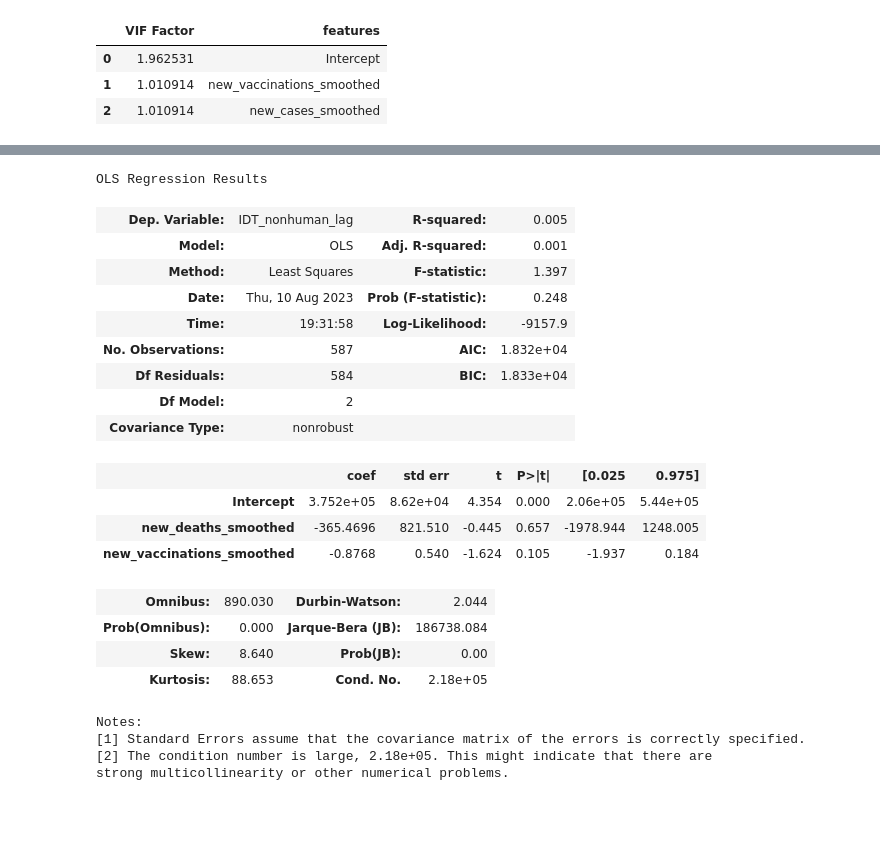
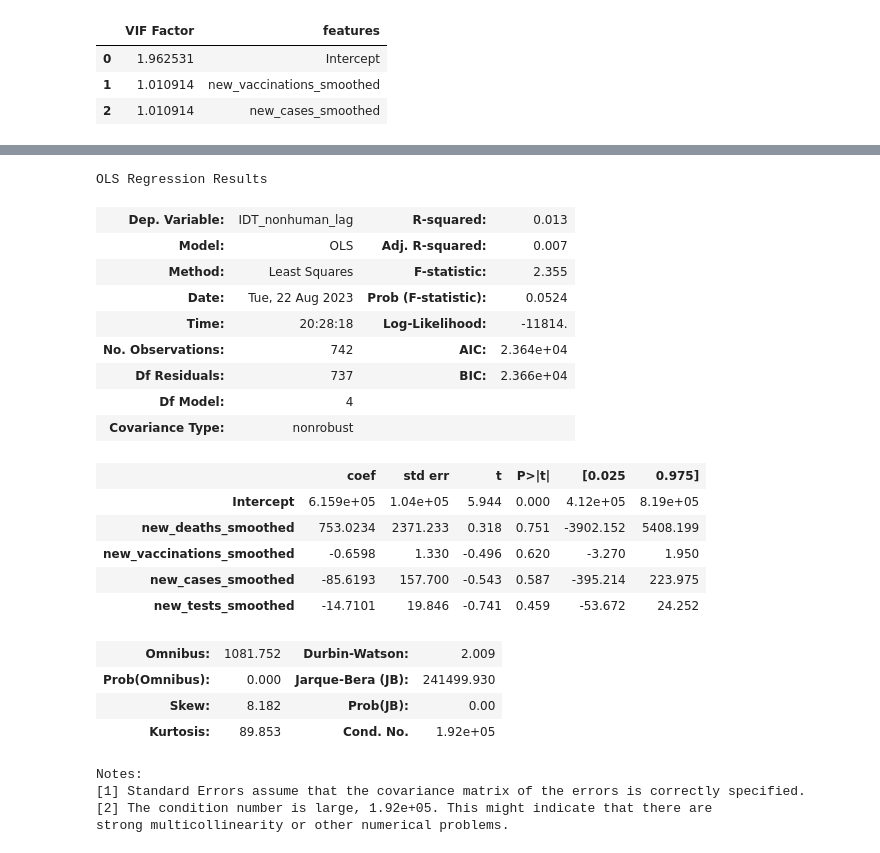
Before and after one commit to YSetAung/thesis, a Jupyter notebook: Thesis.ipynb, the cells around one changed output, grey strips where cells are left out. Cells and saved outputs as stored; diff of their text form; code cells hidden in the pictures; blank space fills up the shorter version.

```diff
--- a/Thesis.ipynb
+++ b/Thesis.ipynb
@@ -641,4 +666,4 @@ p-value = 0.9843854777337959
 # %%
-lag_periods = 255  # Number of periods to shift
+lag_periods = 100  # Number of periods to shift
 by_date['IDT_lag'] = by_date['IDT_total'].shift(lag_periods)
 # %%
@@ -807 +873,12 @@ Notes:
 strong multicollinearity or other numerical problems.
+# %%
+# Log-transform the independent variables
+by_date['log_new_deaths'] = np.log(by_date['new_deaths_smoothed'] + 1)  # Adding 1 to handle zero values
+by_date['log_new_cases'] = np.log(by_date['new_cases_smoothed'] + 1)
+by_date['log_new_vaccinations'] = np.log(by_date['new_vaccinations_smoothed'] + 1)
+by_date['log_new_tests'] = np.log(by_date['new_tests_smoothed'] + 1)
+by_date['log_IDT_lag'] = np.log(by_date['IDT_lag'] + 1)
+
+# Perform the regression analysis with the log-transformed variables
+lm_log_transform = smf.ols('log_IDT_lag ~ log_new_deaths + log_new_cases + log_new_vaccinations + log_new_tests', data=by_date).fit()
+lm_log_transform.summary()
@@ -1015,10 +1115,10 @@ IDT_2 = ['Health Workers Killed',
 
 by_date['IDT_human'] = by_date[IDT_2].sum(axis=1)
 # %%
-lag_periods = 255  # Number of periods to shift
+lag_periods = 100  # Number of periods to shift
 by_date['IDT_nonhuman_lag'] = by_date['IDT_nonhuman'].shift(lag_periods)
 # %%
-lag_periods = 255  # Number of periods to shift
+lag_periods = 100  # Number of periods to shift
 by_date['IDT_human_lag'] = by_date['IDT_human'].shift(lag_periods)
 # %%
 lm_human = smf.ols('IDT_human_lag ~ new_deaths_smoothed', data = by_date).fit()
@@ -1105,28 +1207,30 @@ OLS Regression Results
 Notes:
 [1] Standard Errors assume that the covariance matrix of the errors is correctly specified.
 # %%
-lm_human2 = smf.ols('IDT_nonhuman_lag ~ new_deaths_smoothed + new_vaccinations_smoothed', data = by_date).fit()
+lm_human2 = smf.ols('IDT_nonhuman_lag ~ new_deaths_smoothed + new_vaccinations_smoothed + new_cases_smoothed + new_tests_smoothed', data = by_date).fit()
 lm_human2.summary()
 # %% [output]
 OLS Regression Results
-| Dep. Variable: | IDT_nonhuman_lag | R-squared: | 0.005 |
-| Model: | OLS | Adj. R-squared: | 0.001 |
-| Method: | Least Squares | F-statistic: | 1.397 |
-| Date: | Thu, 10 Aug 2023 | Prob (F-statistic): | 0.248 |
-| Time: | 19:31:58 | Log-Likelihood: | -9157.9 |
-| No. Observations: | 587 | AIC: | 1.832e+04 |
-| Df Residuals: | 584 | BIC: | 1.833e+04 |
-| Df Model: | 2 |  |  |
+| Dep. Variable: | IDT_nonhuman_lag | R-squared: | 0.013 |
+| Model: | OLS | Adj. R-squared: | 0.007 |
+| Method: | Least Squares | F-statistic: | 2.355 |
+| Date: | Tue, 22 Aug 2023 | Prob (F-statistic): | 0.0524 |
+| Time: | 20:28:18 | Log-Likelihood: | -11814. |
+| No. Observations: | 742 | AIC: | 2.364e+04 |
+| Df Residuals: | 737 | BIC: | 2.366e+04 |
+| Df Model: | 4 |  |  |
 | Covariance Type: | nonrobust |  |  |
 |  | coef | std err | t | P>|t| | [0.025 | 0.975] |
-| Intercept | 3.752e+05 | 8.62e+04 | 4.354 | 0.000 | 2.06e+05 | 5.44e+05 |
-| new_deaths_smoothed | -365.4696 | 821.510 | -0.445 | 0.657 | -1978.944 | 1248.005 |
-| new_vaccinations_smoothed | -0.8768 | 0.540 | -1.624 | 0.105 | -1.937 | 0.184 |
+| Intercept | 6.159e+05 | 1.04e+05 | 5.944 | 0.000 | 4.12e+05 | 8.19e+05 |
+| new_deaths_smoothed | 753.0234 | 2371.233 | 0.318 | 0.751 | -3902.152 | 5408.199 |
+| new_vaccinations_smoothed | -0.6598 | 1.330 | -0.496 | 0.620 | -3.270 | 1.950 |
+| new_cases_smoothed | -85.6193 | 157.700 | -0.543 | 0.587 | -395.214 | 223.975 |
+| new_tests_smoothed | -14.7101 | 19.846 | -0.741 | 0.459 | -53.672 | 24.252 |
-| Omnibus: | 890.030 | Durbin-Watson: | 2.044 |
-| Prob(Omnibus): | 0.000 | Jarque-Bera (JB): | 186738.084 |
-| Skew: | 8.640 | Prob(JB): | 0.00 |
-| Kurtosis: | 88.653 | Cond. No. | 2.18e+05 |
+| Omnibus: | 1081.752 | Durbin-Watson: | 2.009 |
+| Prob(Omnibus): | 0.000 | Jarque-Bera (JB): | 241499.930 |
+| Skew: | 8.182 | Prob(JB): | 0.00 |
+| Kurtosis: | 89.853 | Cond. No. | 1.92e+05 |
 Notes:
 [1] Standard Errors assume that the covariance matrix of the errors is correctly specified.
-[2] The condition number is large, 2.18e+05. This might indicate that there are
+[2] The condition number is large, 1.92e+05. This might indicate that there are
 strong multicollinearity or other numerical problems.
```
Also changed, not shown: parts of 49 cells of this notebook.
